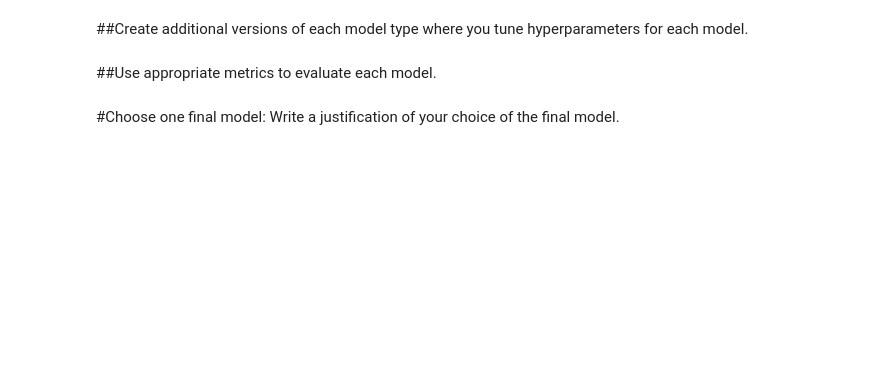
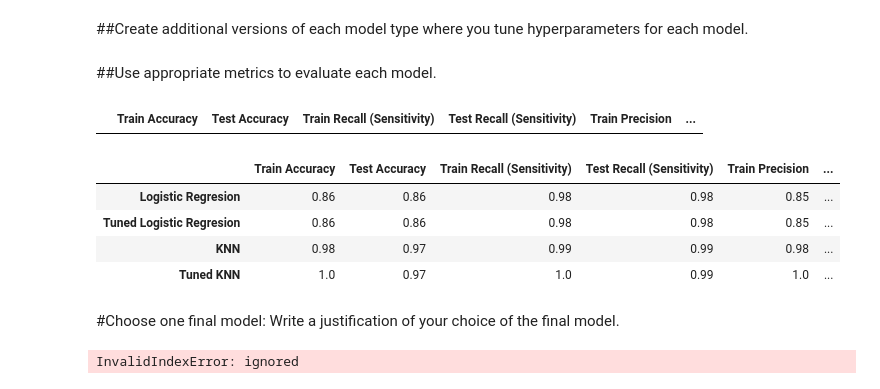
Before and after one commit to hawkeyedatatsai/Maching-Learning-Classification, a Jupyter notebook: Maching_Learning_Mock_Classification.ipynb, the cells around one changed output. Drawn from its saved outputs; the diff is of its cells as text; code cells hidden in the pictures; blank space fills up the shorter version.

```diff
--- a/Maching_Learning_Mock_Classification.ipynb
+++ b/Maching_Learning_Mock_Classification.ipynb
@@ -362,0 +409,5 @@ ColumnTransformer(transformers=[('pipeline-1',
+# %%
+#default KNN
+knn = KNeighborsClassifier()
+knn_pipe = make_pipeline(preprocessor, knn)
+knn_pipe.fit(X_train, y_train)
@@ -363,8 +451,49 @@ ColumnTransformer(transformers=[('pipeline-1',
+# %%
+# instantiate tuned model
+best_tuned_knn_pipe = tuned_knn_gs.best_estimator_
 # %% [markdown]
 
 ##Create additional versions of each model type where you tune hyperparameters for each model.
 # %% [markdown]
 ##Use appropriate metrics to evaluate each model.
+# %%
+def classification_metrics(model_pipe, X_train, X_test, y_train, y_test, name):
+
+  y_train_pred = model_pipe.predict(X_train)
+  class_metrics_df.at[name, 'Train Accuracy'] = round(accuracy_score(y_train, y_train_pred), 2)
+  class_metrics_df.at[name, 'Train Recall (Sensitivity)'] = round(recall_score(y_train, y_train_pred), 2)
+  class_metrics_df.at[name, 'Train Precision'] = round(precision_score(y_train, y_train_pred), 2)
+  class_metrics_df.at[name, 'Train F1'] = round(f1_score(y_train, y_train_pred), 2)
+  tn, fp, fn, tp = confusion_matrix(y_train, y_train_pred).ravel()
+  train_specificity = tn / (tn + fp)
+  class_metrics_df.at[name, 'Train Specificity'] = round(train_specificity, 2)
+
+  y_test_pred = model_pipe.predict(X_test)
+  class_metrics_df.at[name, 'Test Accuracy'] = round(accuracy_score(y_test, y_test_pred), 2)
+  class_metrics_df.at[name, 'Test Recall (Sensitivity)'] = round(recall_score(y_test, y_test_pred), 2)
+  class_metrics_df.at[name, 'Test Precision'] = round(precision_score(y_test, y_test_pred), 2)
+  class_metrics_df.at[name, 'Test F1'] = round(f1_score(y_test, y_test_pred), 2)
+  tn, fp, fn, tp = confusion_matrix(y_test, y_test_pred).ravel()
+  test_specificity = tn / (tn + fp)
+  class_metrics_df.at[name, 'Test Specificity'] = round(test_specificity, 2)
+# %%
+# create dataframe to save model evaluation scores in
+class_metrics_df = pd.DataFrame(columns = ['Train Accuracy', 'Test Accuracy', 'Train Recall (Sensitivity)', 'Test Recall (Sensitivity)', 'Train Precision', 'Test Precision', 'Train Specificity', 'Test Specificity', 'Train F1', 'Test F1'])
+class_metrics_df
+# %% [output]
+|  | Train Accuracy | Test Accuracy | Train Recall (Sensitivity) | Test Recall (Sensitivity) | Train Precision | ... |
+# %%
+classification_metrics(logreg_pipe, X_train, X_test, y_train, y_test, "Logistic Regresion")
+classification_metrics(best_tuned_logreg_pipe, X_train, X_test, y_train, y_test, "Tuned Logistic Regresion")
+classification_metrics(knn_pipe, X_train, X_test, y_train, y_test, "KNN")
+classification_metrics(best_tuned_knn_pipe, X_train, X_test, y_train, y_test, "Tuned KNN")
+class_metrics_df
+# %% [output]
+|  | Train Accuracy | Test Accuracy | Train Recall (Sensitivity) | Test Recall (Sensitivity) | Train Precision | ... |
+| Logistic Regresion | 0.86 | 0.86 | 0.98 | 0.98 | 0.85 | ... |
+| Tuned Logistic Regresion | 0.86 | 0.86 | 0.98 | 0.98 | 0.85 | ... |
+| KNN | 0.98 | 0.97 | 0.99 | 0.99 | 0.98 | ... |
+| Tuned KNN | 1.0 | 0.97 | 1.0 | 0.99 | 1.0 | ... |
 # %% [markdown]
 #Choose one final model:
 Write a justification of your choice of the final model.
@@ -377,0 +532,11 @@ Write a justification of your choice of the final model.
+# %%
+# create dataframe to save model evaluation scores in
+class_metrics_df2 = pd.DataFrame(columns = ['Train Accuracy', 'Test Accuracy', 'Train Recall (Sensitivity)', 'Test Recall (Sensitivity)', 'Train Precision', 'Test Precision', 'Train Specificity', 'Test Specificity', 'Train F1', 'Test F1'])
+
+classification_metrics(logreg_pipe, X_train, X_test, y_train, y_test, "Logistic Regresion")
+classification_metrics(best_tuned_logreg_pipe, X_train, X_test, y_train, y_test, "Tuned Logistic Regresion")
+classification_metrics(knn_pipe, X_train, X_test, y_train, y_test, "KNN")
+classification_metrics(best_tuned_knn_pipe, X_train, X_test, y_train, y_test, "Tuned KNN")
+class_metrics_df2
+# %% [output]
+InvalidIndexError: ignored
```
Also changed, not shown: parts of 13 cells of this notebook.
